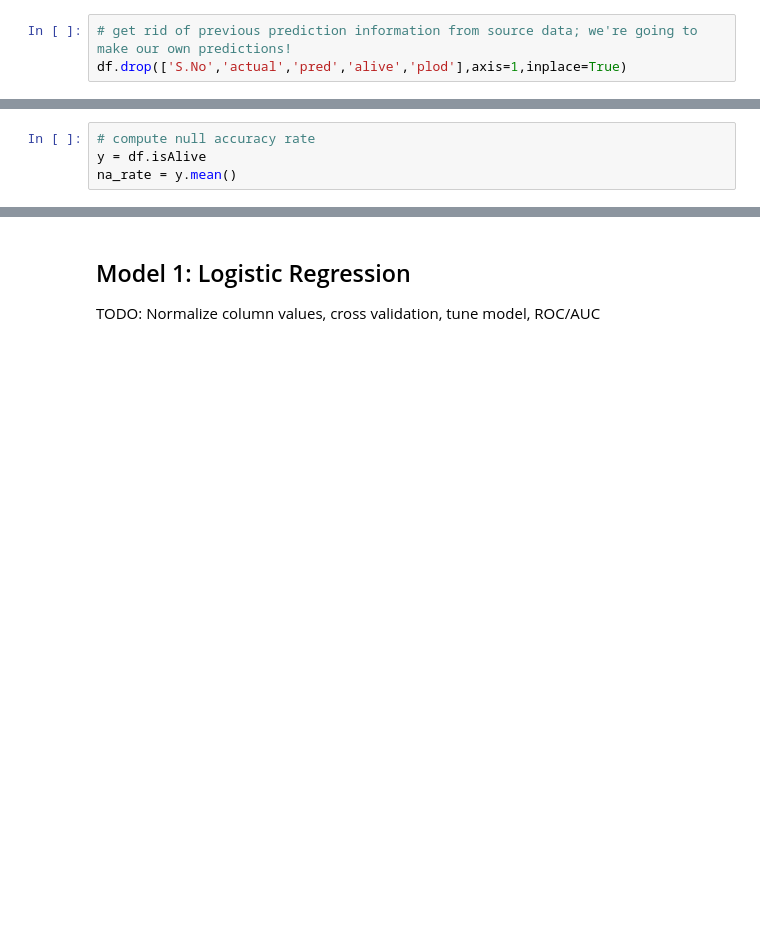
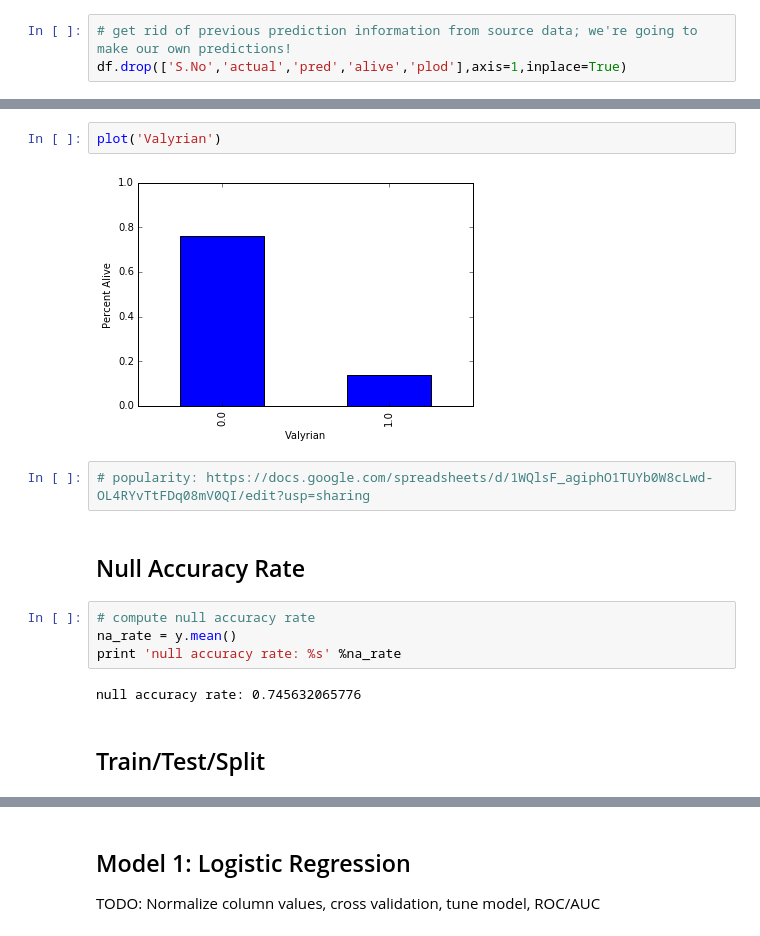
Before and after one commit to megano/storytelling, a Jupyter notebook: project/got_explore.ipynb, the cells around one changed output, grey strips where cells are left out. Saved outputs shown, nothing was run; the diff lists cells and outputs as text; blank space fills up the shorter version.

```diff
--- a/project/got_explore.ipynb
+++ b/project/got_explore.ipynb
@@ -66,4 +96,16 @@ df.drop(['S.No','actual','pred','alive','plod'],axis=1,inplace=True)
+# %%
+plot('Valyrian')
+# %% [output]
+[figure, added]
+# %%
+# popularity: https://docs.google.com/spreadsheets/d/1WQlsF_agiphO1TUYb0W8cLwd-OL4RYvTtFDq08mV0QI/edit?usp=sharing
+# %% [markdown]
+## Null Accuracy Rate
 # %%
 # compute null accuracy rate
-y = df.isAlive
 na_rate = y.mean()
+print 'null accuracy rate: %s' %na_rate
+# %% [output]
+null accuracy rate: 0.745632065776
+# %% [markdown]
+## Train/Test/Split
```
Also changed, not shown: parts of 16 cells of this notebook.
